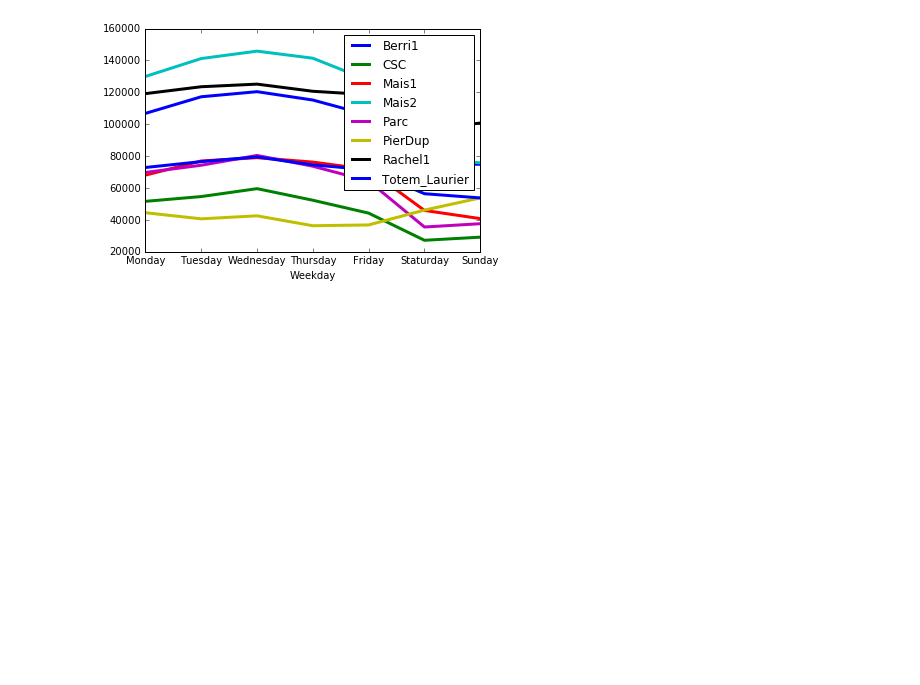
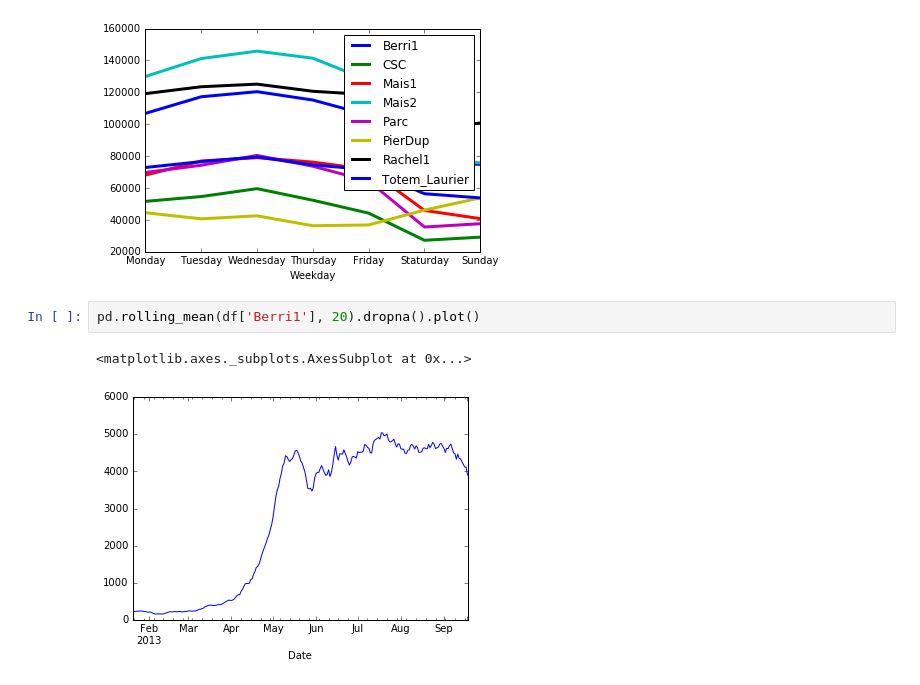
Before and after one commit to araobp/iot_study, a Jupyter notebook: ipynb_training/bycycle.ipynb, the cells around one changed output. Saved outputs shown, nothing was run; the diff lists cells and outputs as text; blank space fills up the shorter version.

```diff
--- a/ipynb_training/bycycle.ipynb
+++ b/ipynb_training/bycycle.ipynb
@@ -93,3 +93,8 @@ df_week.ix[days].plot(lw=3)
 # %% [output]
 <matplotlib.axes._subplots.AxesSubplot at 0x...>
 [figure]
+# %%
+pd.rolling_mean(df['Berri1'], 20).dropna().plot()
+# %% [output]
+<matplotlib.axes._subplots.AxesSubplot at 0x...>
+[figure, added]
```
Also changed, not shown: 1 other file.
